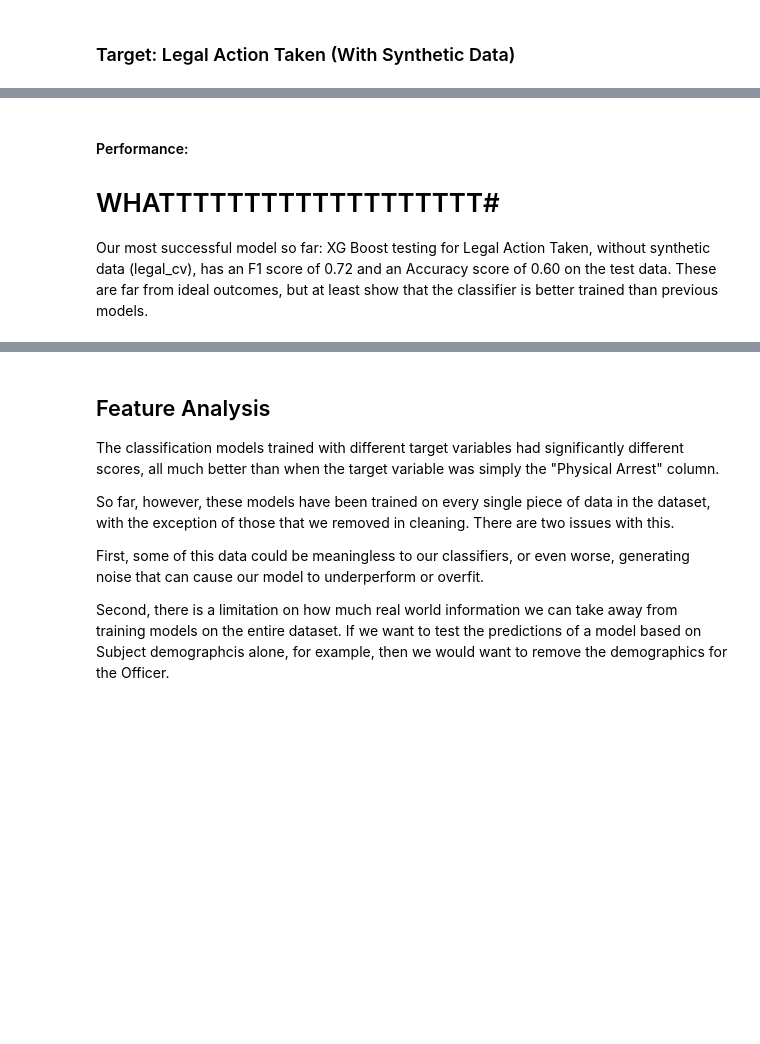
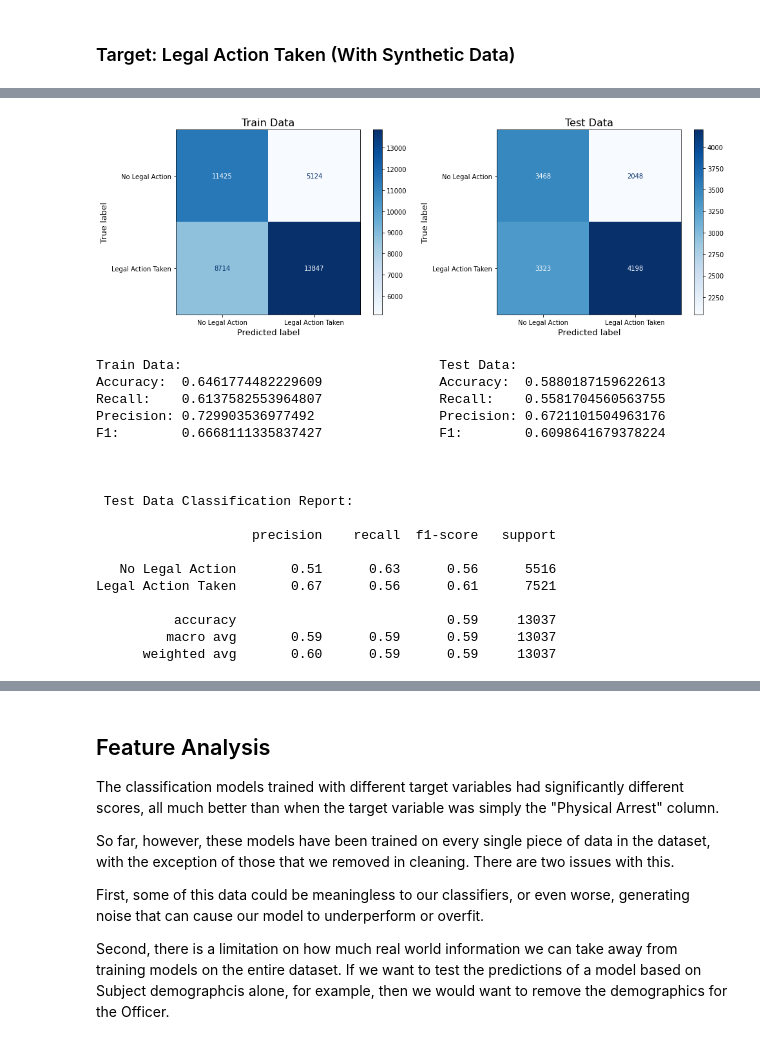
Before and after one commit to shadel96/Terry_Stops_Analysis, a Jupyter notebook: nb_3-new_features_and_targets.ipynb, the cells around one changed output, grey strips where cells are left out. Cells and saved outputs as stored; diff of their text form; code cells hidden in the pictures; blank space fills up the shorter version.

```diff
--- a/nb_3-new_features_and_targets.ipynb
+++ b/nb_3-new_features_and_targets.ipynb
@@ -193,5 +368,0 @@ clf_scores(legal_smote_cv, X_train, X_test, y_train, y_test, neg, pos)
-# %% [markdown]
-#### Performance:
-# WHATTTTTTTTTTTTTTTTTTT#
-
-Our most successful model so far: XG Boost testing for Legal Action Taken, without synthetic data (legal_cv), has an F1 score of 0.72 and an Accuracy score of 0.60 on the test data. These are far from ideal outcomes, but at least show that the classifier is better trained than previous models.
@@ -208,0 +369,26 @@ xgb_cv.feature_importances_
+# %%
+clf_scores(legal_smote_cv, X_train, X_test, y_train, y_test, neg, pos)
+
+#save scores for later analysis
+score_df = save_scores(legal_smote_cv, X_test, y_test, score_df, 'legal_smote_cv')
+#score_df.head()
+# %% [output]
+[figure, added]
+Train Data:                                 Test Data:
+Accuracy:  0.6461774482229609               Accuracy:  0.5880187159622613
+Recall:    0.6137582553964807               Recall:    0.5581704560563755
+Precision: 0.729903536977492                Precision: 0.6721101504963176
+F1:        0.6668111335837427               F1:        0.6098641679378224
+
+
+
+ Test Data Classification Report:
+
+                    precision    recall  f1-score   support
+
+   No Legal Action       0.51      0.63      0.56      5516
+Legal Action Taken       0.67      0.56      0.61      7521
+
+          accuracy                           0.59     13037
+         macro avg       0.59      0.59      0.59     13037
+      weighted avg       0.60      0.59      0.59     13037
```
Also changed, not shown: parts of 31 cells of this notebook, 2 other files.
